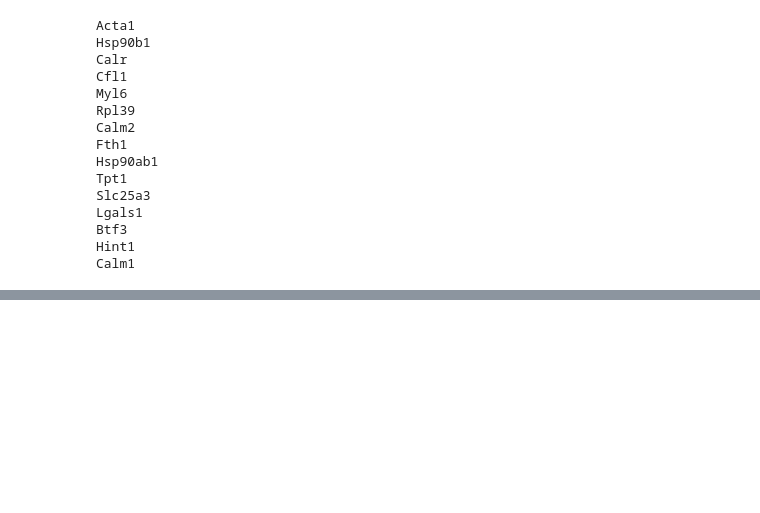
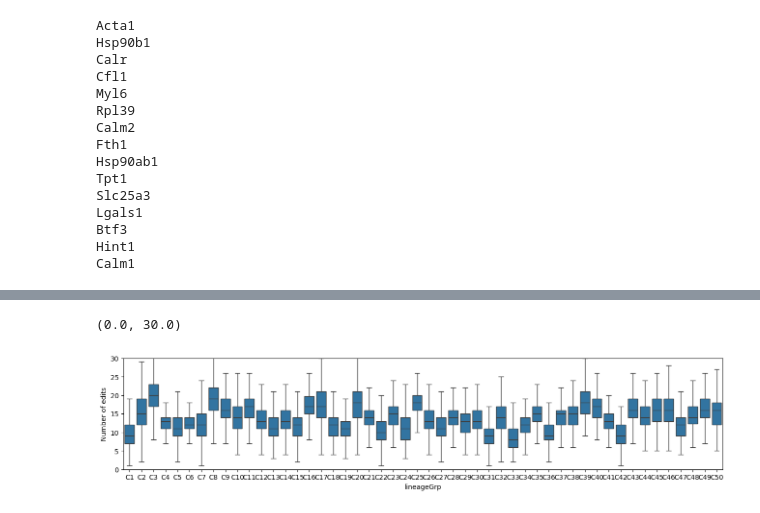
Before and after one commit to liangzhenhou/eTRACER, a Jupyter notebook: LineageTracing/scRNA/step03_convert_mutation_for_tree_reconstruction.ipynb, the cells around one changed output, grey strips where cells are left out. Cells and saved outputs as stored; diff of their text form; code cells hidden in the pictures; blank space fills up the shorter version.

```diff
--- a/LineageTracing/scRNA/step03_convert_mutation_for_tree_reconstruction.ipynb
+++ b/LineageTracing/scRNA/step03_convert_mutation_for_tree_reconstruction.ipynb
@@ -153,0 +329,7 @@ Calm1
+# %%
+allele_table_mut['mut_num'] = 1
+allele_table_mut_select = allele_table_mut.groupby(['lineageGrp','cellBC'])['mut_num'].sum().reset_index()
+select_clones = [ 'C'+str(i) for i in range(1,51)]
+allele_table_mut_select = allele_table_mut_select[allele_table_mut_select['lineageGrp'].isin(select_clones)]
+allele_table_mut_select['lineageGrp'] = pd.Categorical(allele_table_mut_select['lineageGrp'], categories=select_clones, ordered=True)
+allele_table_mut_select
@@ -153,0 +355,8 @@ Calm1
+# %%
+plt.gcf().set_size_inches(16, 3)
+sns.boxplot(data=allele_table_mut_select,x='lineageGrp',y='mut_num',showfliers=False)
+plt.ylabel('Number of edits')
+plt.ylim(0, 30)
+# %% [output]
+(0.0, 30.0)
+[figure, added]
```
Also changed, not shown: parts of 17 cells of this notebook.
